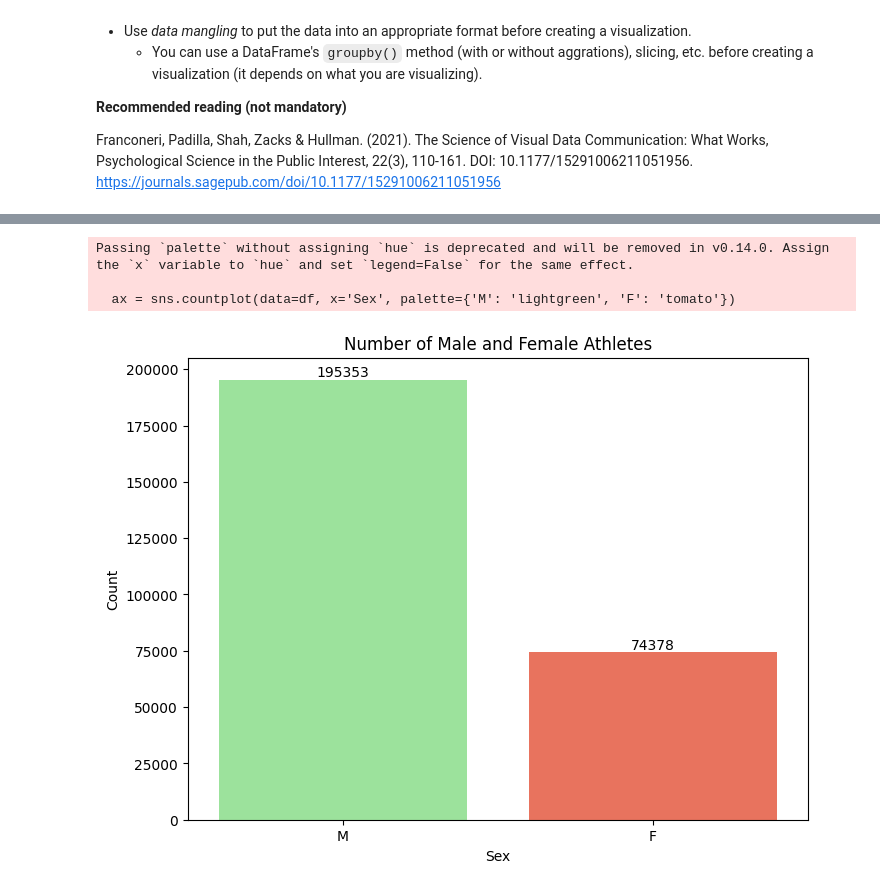
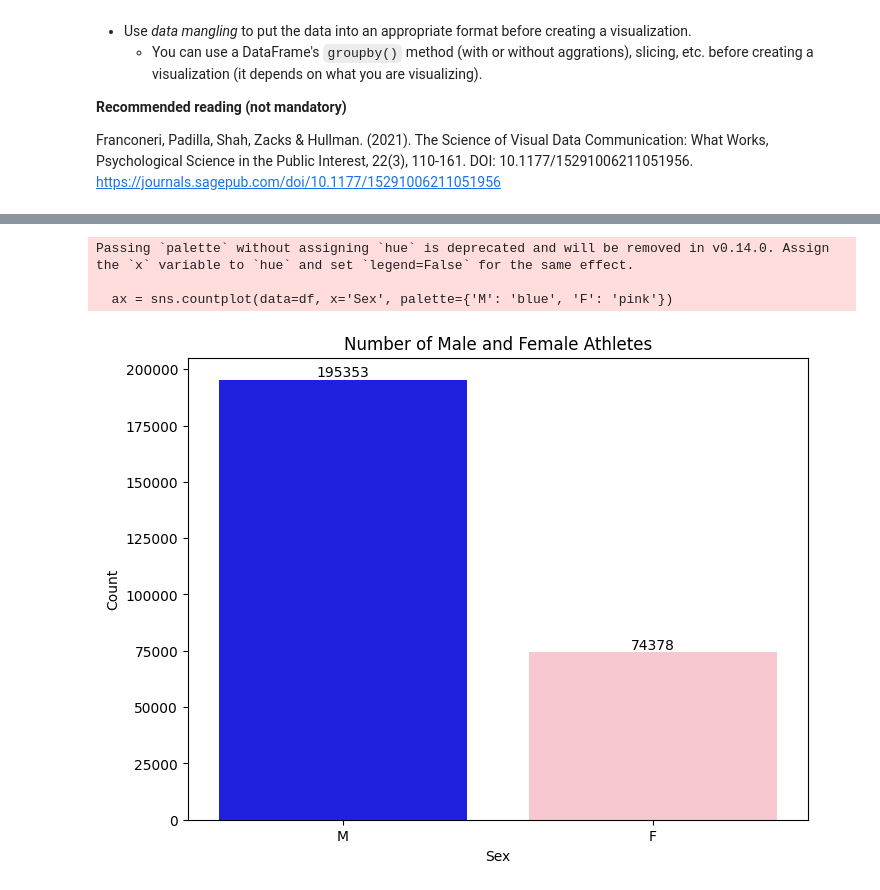
Before and after one commit to llllyyyynnnn/DataVisualisationProject, a Jupyter notebook: assignment/assignment.ipynb, the cells around one changed output, grey strips where cells are left out. Drawn from its saved outputs; the diff is of its cells as text; code cells hidden in the pictures.

```diff
--- a/assignment/assignment.ipynb
+++ b/assignment/assignment.ipynb
@@ -284,10 +284,10 @@ Things to consider:
 # %%
 
 # Load the CSV files
-athlete_events = pd.read_csv('data/athlete_events.csv')
-geo = pd.read_csv('data/geo.csv')
-noc_iso3 = pd.read_csv('data/noc_iso3.csv')
-noc_regions = pd.read_csv('data/noc_regions.csv')
+athlete_events = pd.read_csv('assignment/data/athlete_events.csv')
+geo = pd.read_csv('assignment/data/geo.csv')
+noc_iso3 = pd.read_csv('assignment/data/noc_iso3.csv')
+noc_regions = pd.read_csv('assignment/data/noc_regions.csv')
 
 # Clean geo.csv
 for col in geo.select_dtypes(include=['object']).columns:
@@ -356,7 +356,7 @@ column_order = [
 df = df[column_order]
 
 # The verification will now be True
-df_verify = pd.read_pickle('data/verify.pkl')
+df_verify = pd.read_pickle('assignment/data/verify.pkl')
 
 # CORRECTED: Compare dtypes properly
 print("Dtypes match:", (df.dtypes == df_verify.dtypes).all())
@@ -707,26 +706,26 @@ Create a visualization showing the number of Male and Female athletes.
 # %%
 # TODO: Write your code here to visualize the distribution of Male and Female athletes.
 
 import matplotlib.pyplot as plt
 import seaborn as sns
 
 # Create the count plot
 plt.figure(figsize=(8, 6))
-ax = sns.countplot(data=df, x='Sex', palette={'M': 'lightgreen', 'F': 'tomato'})
+ax = sns.countplot(data=df, x='Sex', palette={'M': 'blue', 'F': 'pink'})
 plt.title('Number of Male and Female Athletes')
 plt.xlabel('Sex')
 plt.ylabel('Count')
 
 # Add value labels on top of bars
 for container in ax.containers:
     ax.bar_label(container, fmt='%d', label_type='edge')
 
 plt.show()
 # %% [output]
 Passing `palette` without assigning `hue` is deprecated and will be removed in v0.14.0. Assign the `x` variable to `hue` and set `legend=False` for the same effect.
 
-  ax = sns.countplot(data=df, x='Sex', palette={'M': 'lightgreen', 'F': 'tomato'})
+  ax = sns.countplot(data=df, x='Sex', palette={'M': 'blue', 'F': 'pink'})
-[figure, old version]
+[figure, new version]
 # %% [markdown]
 ---
 ## Task 3.2 Visualize the Distribution of Athletes' Age
```
Also changed, not shown: parts of 15 cells of this notebook.
